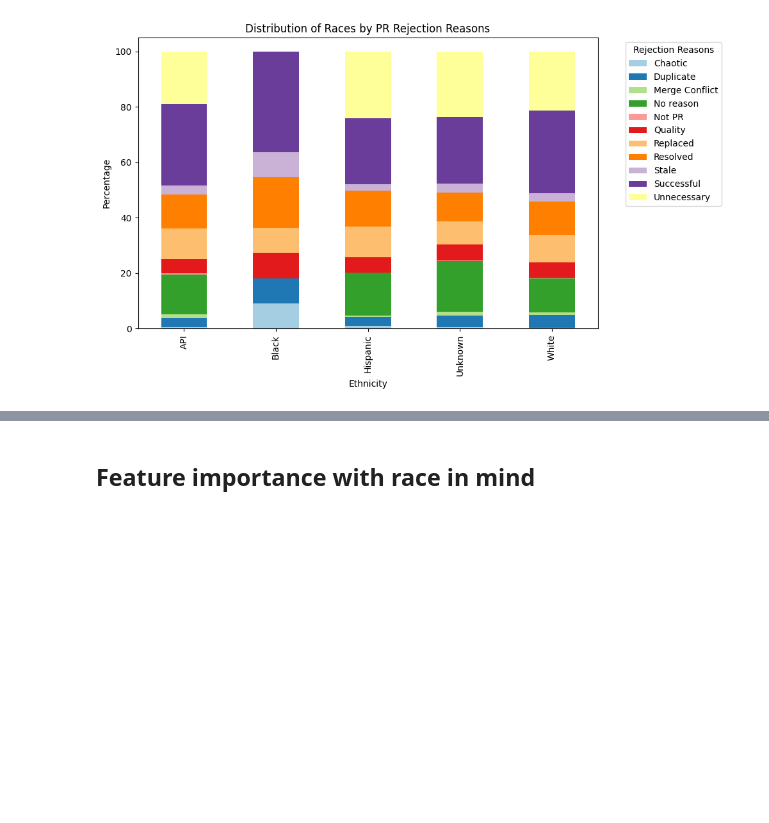
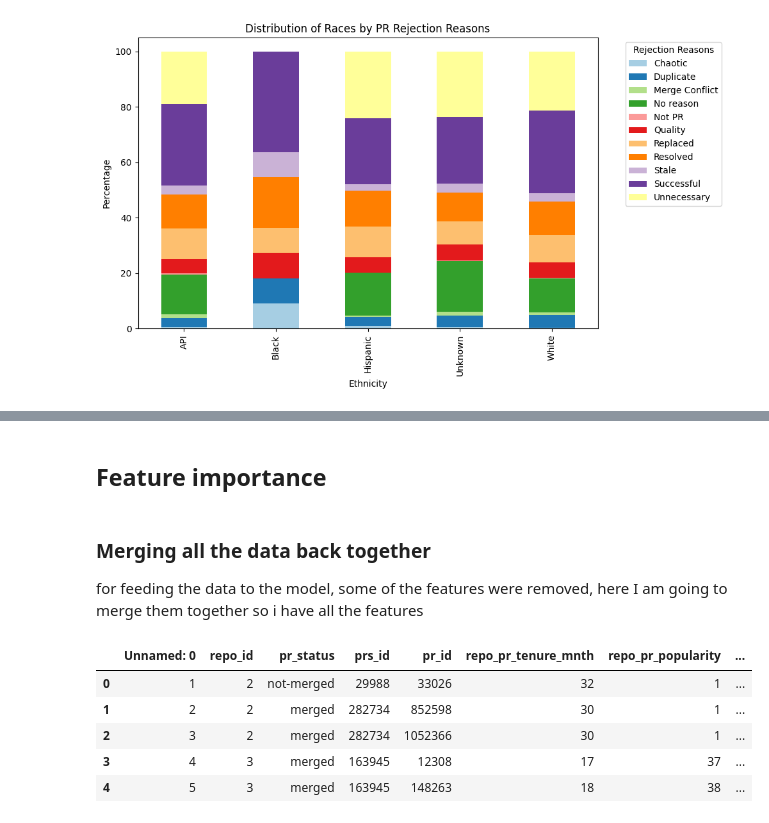
Before and after one commit to amirrshams/PR-comment-classifier, a Jupyter notebook: Ethnicity/distribution_of_races.ipynb, the cells around one changed output, grey strips where cells are left out. Saved outputs shown, nothing was run; the diff lists cells and outputs as text; code cells hidden in the pictures; blank space fills up the shorter version.

```diff
--- a/Ethnicity/distribution_of_races.ipynb
+++ b/Ethnicity/distribution_of_races.ipynb
@@ -140,2 +237,5 @@ plt.show()
 # %% [markdown]
-## Feature importance with race in mind
+## Feature importance
+# %% [markdown]
+### Merging all the data back together
+for feeding the data to the model, some of the features were removed, here I am going to merge them together so i have all the features
@@ -141,0 +244,9 @@ plt.show()
+# %%
+df_ieee.head()
+# %% [output]
+|  | Unnamed: 0 | repo_id | pr_status | prs_id | pr_id | repo_pr_tenure_mnth | repo_pr_popularity | ... |
+| 0 | 1 | 2 | not-merged | 29988 | 33026 | 32 | 1 | ... |
+| 1 | 2 | 2 | merged | 282734 | 852598 | 30 | 1 | ... |
+| 2 | 3 | 2 | merged | 282734 | 1052366 | 30 | 1 | ... |
+| 3 | 4 | 3 | merged | 163945 | 12308 | 17 | 37 | ... |
+| 4 | 5 | 3 | merged | 163945 | 148263 | 18 | 38 | ... |
```
Also changed, not shown: parts of 25 cells of this notebook.
